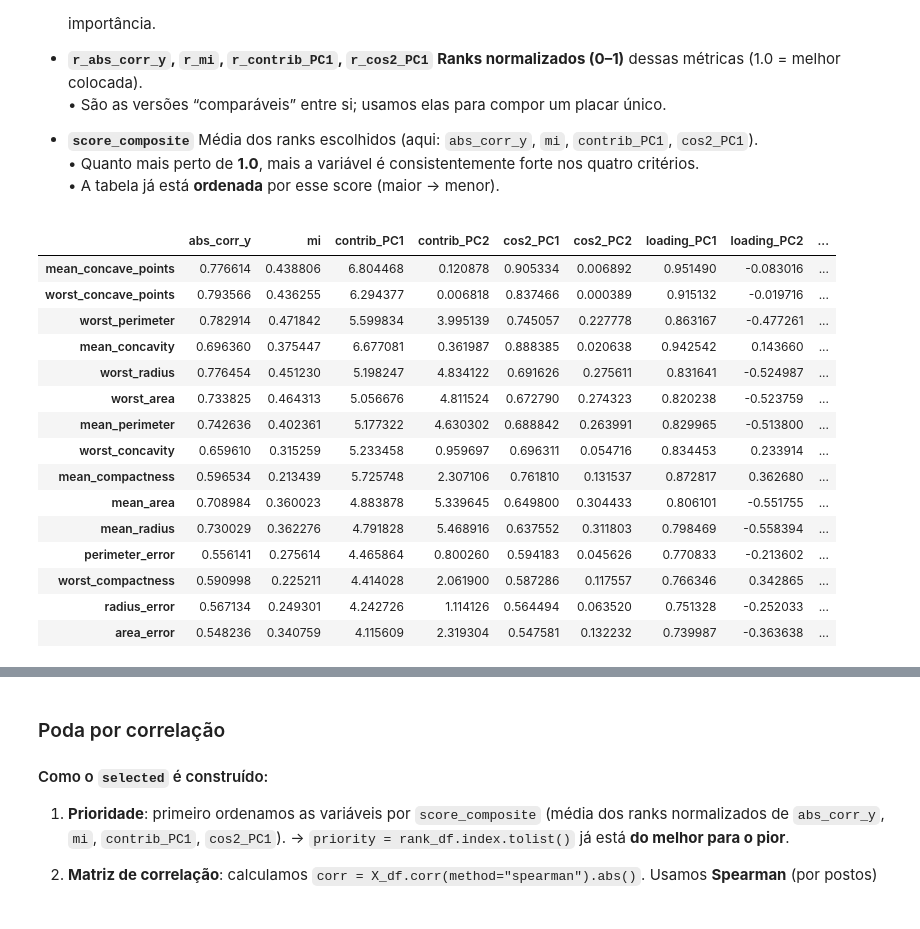
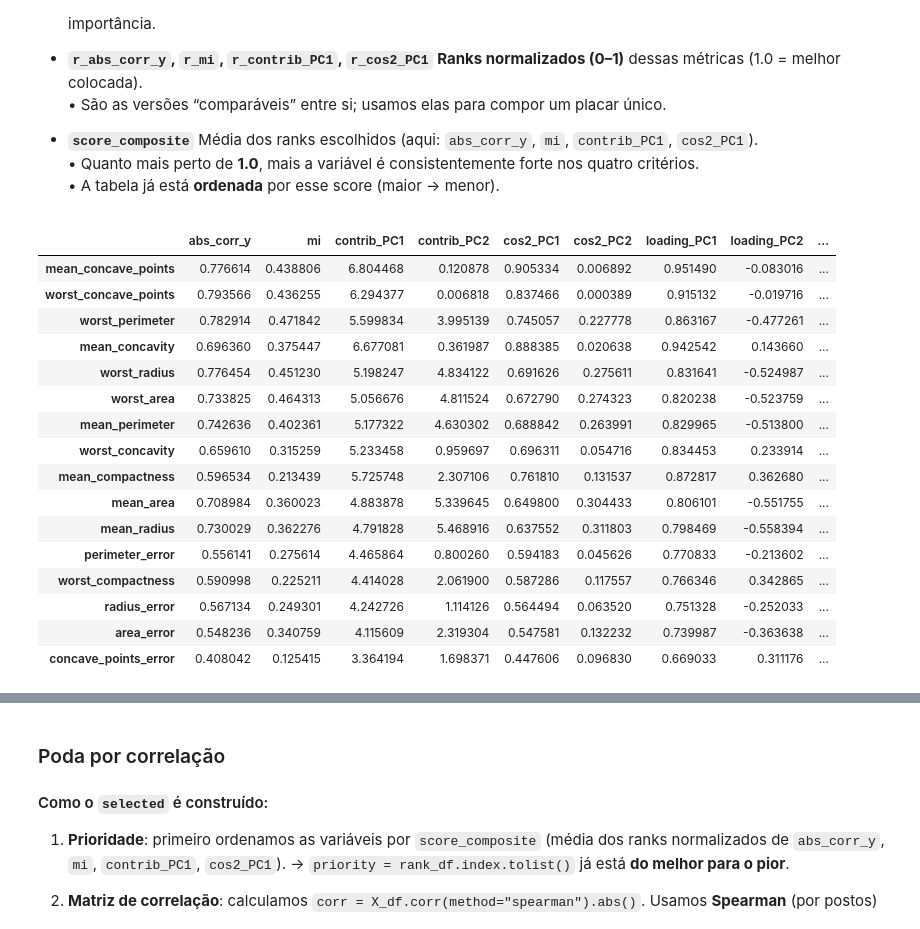
Before and after one commit to djflucena/tech-challenge-3, a Jupyter notebook: notebooks/01_exploracao_modelagem.ipynb, the cells around one changed output, grey strips where cells are left out. Saved outputs shown, nothing was run; the diff lists cells and outputs as text; code cells hidden in the pictures.

```diff
--- a/notebooks/01_exploracao_modelagem.ipynb
+++ b/notebooks/01_exploracao_modelagem.ipynb
@@ -438,24 +438,25 @@ Este **biplot — Indivíduos e Variáveis** combina, em um único gráfico, a p
 # %%
 # Ranking e poda por correlação
 rank_df = rank_features(X_df, y, pca_out["contrib_df"])
-rank_df.head(15)
+rank_df.head(16)
 # %% [output]
 |  | abs_corr_y | mi | contrib_PC1 | contrib_PC2 | cos2_PC1 | cos2_PC2 | loading_PC1 | loading_PC2 | ... |
 | mean_concave_points | 0.776614 | 0.438806 | 6.804468 | 0.120878 | 0.905334 | 0.006892 | 0.951490 | -0.083016 | ... |
 | worst_concave_points | 0.793566 | 0.436255 | 6.294377 | 0.006818 | 0.837466 | 0.000389 | 0.915132 | -0.019716 | ... |
 | worst_perimeter | 0.782914 | 0.471842 | 5.599834 | 3.995139 | 0.745057 | 0.227778 | 0.863167 | -0.477261 | ... |
 | mean_concavity | 0.696360 | 0.375447 | 6.677081 | 0.361987 | 0.888385 | 0.020638 | 0.942542 | 0.143660 | ... |
 | worst_radius | 0.776454 | 0.451230 | 5.198247 | 4.834122 | 0.691626 | 0.275611 | 0.831641 | -0.524987 | ... |
 | worst_area | 0.733825 | 0.464313 | 5.056676 | 4.811524 | 0.672790 | 0.274323 | 0.820238 | -0.523759 | ... |
 | mean_perimeter | 0.742636 | 0.402361 | 5.177322 | 4.630302 | 0.688842 | 0.263991 | 0.829965 | -0.513800 | ... |
 | worst_concavity | 0.659610 | 0.315259 | 5.233458 | 0.959697 | 0.696311 | 0.054716 | 0.834453 | 0.233914 | ... |
 | mean_compactness | 0.596534 | 0.213439 | 5.725748 | 2.307106 | 0.761810 | 0.131537 | 0.872817 | 0.362680 | ... |
 | mean_area | 0.708984 | 0.360023 | 4.883878 | 5.339645 | 0.649800 | 0.304433 | 0.806101 | -0.551755 | ... |
 | mean_radius | 0.730029 | 0.362276 | 4.791828 | 5.468916 | 0.637552 | 0.311803 | 0.798469 | -0.558394 | ... |
 | perimeter_error | 0.556141 | 0.275614 | 4.465864 | 0.800260 | 0.594183 | 0.045626 | 0.770833 | -0.213602 | ... |
 | worst_compactness | 0.590998 | 0.225211 | 4.414028 | 2.061900 | 0.587286 | 0.117557 | 0.766346 | 0.342865 | ... |
 | radius_error | 0.567134 | 0.249301 | 4.242726 | 1.114126 | 0.564494 | 0.063520 | 0.751328 | -0.252033 | ... |
 | area_error | 0.548236 | 0.340759 | 4.115609 | 2.319304 | 0.547581 | 0.132232 | 0.739987 | -0.363638 | ... |
+| concave_points_error | 0.408042 | 0.125415 | 3.364194 | 1.698371 | 0.447606 | 0.096830 | 0.669033 | 0.311176 | ... |
 # %% [markdown]
 ### O que cada coluna mede:
 
```
Also changed, not shown: parts of 23 cells of this notebook, 2 other files.
